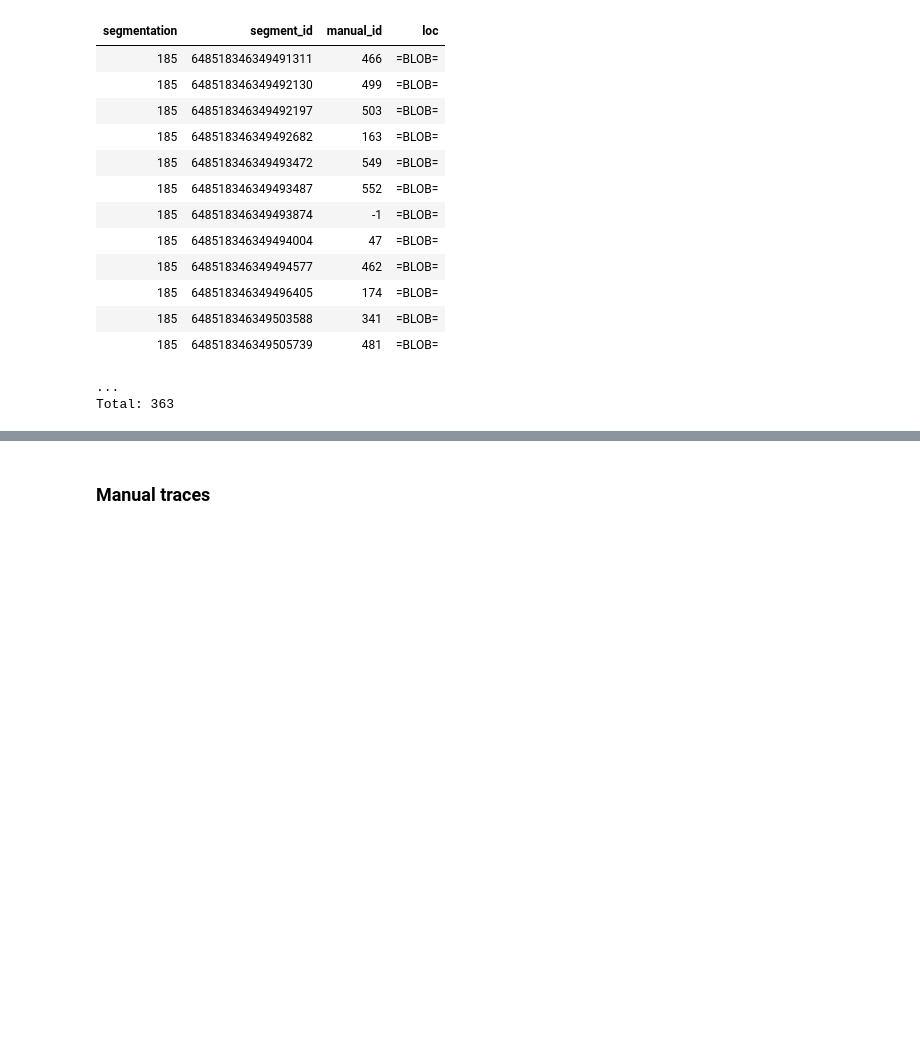
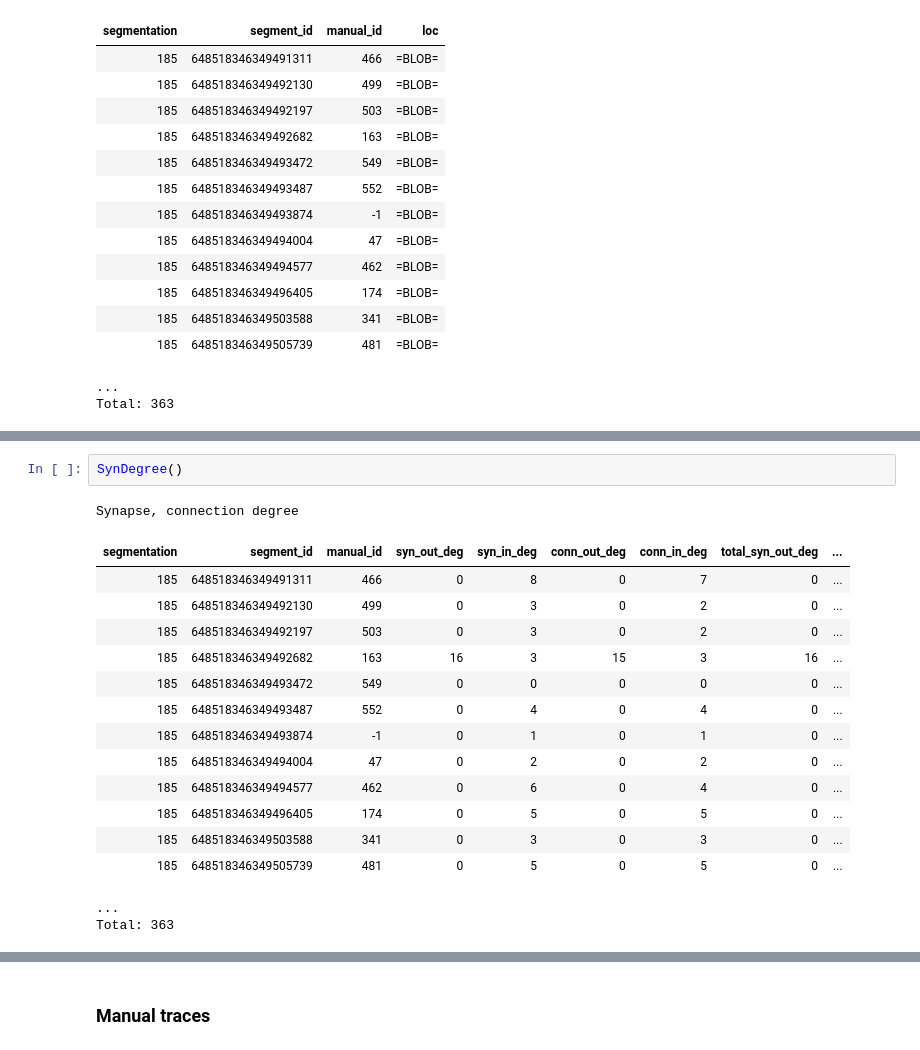
Before and after one commit to seung-lab/datajoint_seung, a Jupyter notebook: pinky_public/python/pinky.ipynb, the cells around one changed output, grey strips where cells are left out. Saved outputs shown, nothing was run; the diff lists cells and outputs as text; blank space fills up the shorter version.

```diff
--- a/pinky_public/python/pinky.ipynb
+++ b/pinky_public/python/pinky.ipynb
@@ -336,0 +400,19 @@ Total: 363
+# %%
+SynDegree()
+# %% [output]
+Synapse, connection degree
+| segmentation | segment_id | manual_id | syn_out_deg | syn_in_deg | conn_out_deg | conn_in_deg | total_syn_out_deg | ... |
+| 185 | 648518346349491311 | 466 | 0 | 8 | 0 | 7 | 0 | ... |
+| 185 | 648518346349492130 | 499 | 0 | 3 | 0 | 2 | 0 | ... |
+| 185 | 648518346349492197 | 503 | 0 | 3 | 0 | 2 | 0 | ... |
+| 185 | 648518346349492682 | 163 | 16 | 3 | 15 | 3 | 16 | ... |
+| 185 | 648518346349493472 | 549 | 0 | 0 | 0 | 0 | 0 | ... |
+| 185 | 648518346349493487 | 552 | 0 | 4 | 0 | 4 | 0 | ... |
+| 185 | 648518346349493874 | -1 | 0 | 1 | 0 | 1 | 0 | ... |
+| 185 | 648518346349494004 | 47 | 0 | 2 | 0 | 2 | 0 | ... |
+| 185 | 648518346349494577 | 462 | 0 | 6 | 0 | 4 | 0 | ... |
+| 185 | 648518346349496405 | 174 | 0 | 5 | 0 | 5 | 0 | ... |
+| 185 | 648518346349503588 | 341 | 0 | 3 | 0 | 3 | 0 | ... |
+| 185 | 648518346349505739 | 481 | 0 | 5 | 0 | 5 | 0 | ... |
+...
+Total: 363
```
Also changed, not shown: parts of 7 cells of this notebook, 2 other files.
